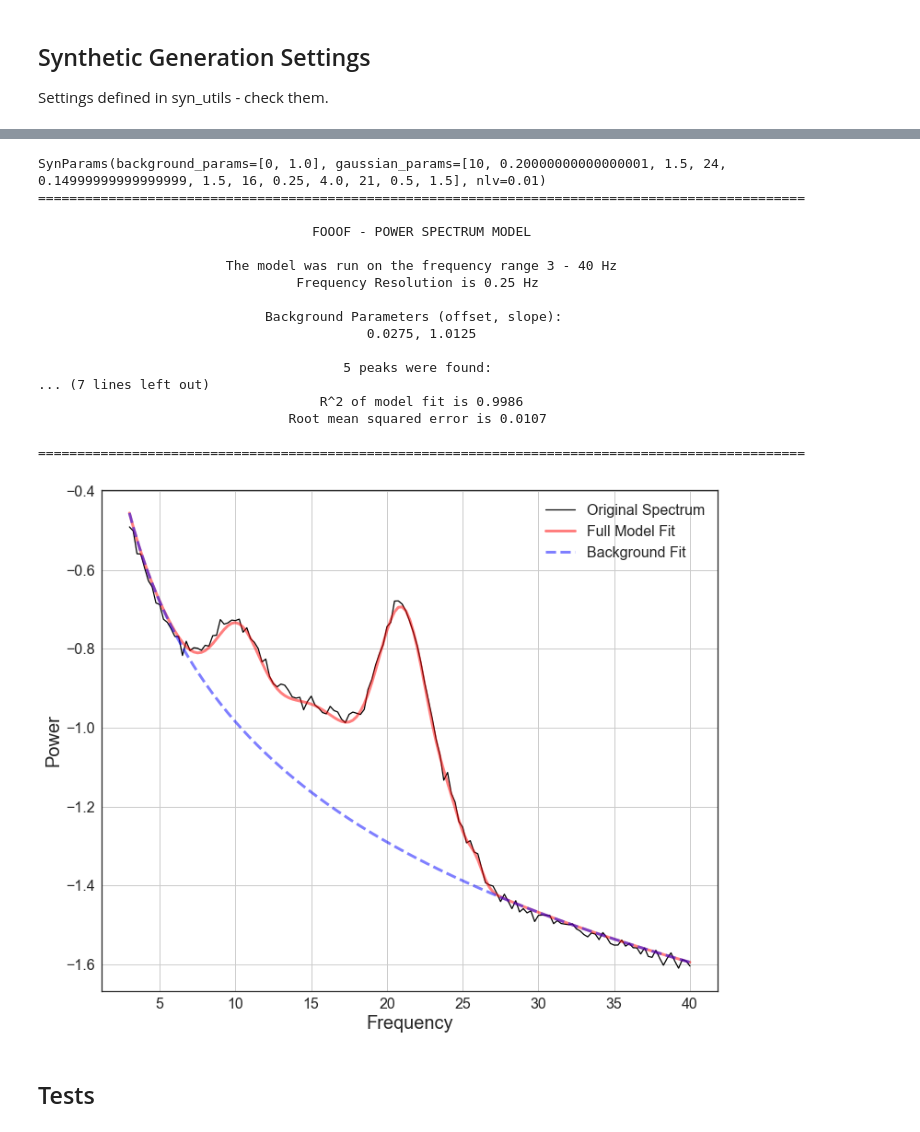
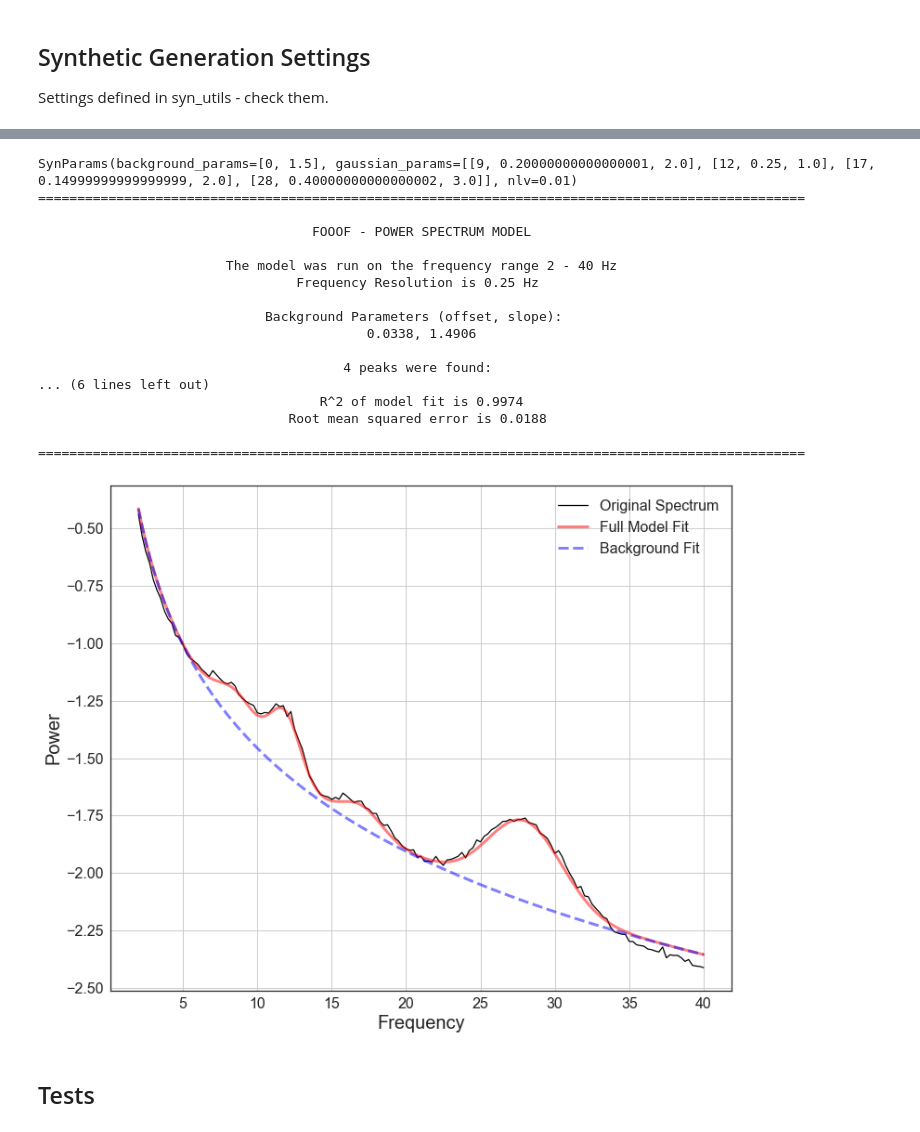
Before and after one commit to TomDonoghue/SIMparam, a Jupyter notebook: FOOOF-SyntheticTesting.ipynb, the cells around one changed output, grey strips where cells are left out. Cells and saved outputs as stored; diff of their text form; code cells hidden in the pictures.

```diff
--- a/FOOOF-SyntheticTesting.ipynb
+++ b/FOOOF-SyntheticTesting.ipynb
@@ -190,10 +326,10 @@ fm_nlv5.plot()
 # %%
 # Settings for PSD generation
-f_range = [3, 40]
+f_range = [2, 40]
 f_res = 0.25
 
 # Set the number of PSDs - this is per n_osc condition
-n_psds = 100
+n_psds = 1000
 
 # Set the noise levels to use
 n_oscs = [0, 1, 2, 3, 4]
@@ -213,11 +349,11 @@ n_freqs = int((f_range[1] - f_range[0]) / f_res + 1)
 # Generate power spectra
 freqs = np.empty(shape=n_freqs)
 psds = np.empty(shape=[n_n_oscs, n_psds, n_freqs])
-syn_params = [None] * n_n_oscs
+mp_syn_params = [None] * n_n_oscs
 
 #for n_ind, n_osc in enumerate(n_oscs):
 for n_ind, n_osc, peaks in zip(range(n_n_oscs), n_oscs, peaks):
-    freqs, psds[n_ind, :, :], syn_params[n_ind] = gen_group_power_spectra(n_psds, f_range, bgs, peaks, nlv, 0.25)
+    freqs, psds[n_ind, :, :], mp_syn_params[n_ind] = gen_group_power_spectra(n_psds, f_range, bgs, peaks, nlv, f_res)
 
 # Check shape
 print('n_nlvs, n_spectra, n_freqs : ', psds.shape)
@@ -229,8 +365,8 @@ peak_truths, bg_truths = get_ground_truth(syn_params)
 # %%
 # Initialize FOOOFGroup to test with
-fg = FOOOFGroup(peak_width_limits=[1, 6], max_n_peaks=6, min_peak_amplitude=0.075)
+mp_fg = FOOOFGroup(peak_width_limits=[1, 6], max_n_peaks=6, min_peak_amplitude=0.075)
 
 # Fit power spectra - same FOOOF settings across each group of synthetic power spectra
-fgs = fit_fooof_group_3d(fg, freqs, psds)
+mp_fgs = fit_fooof_group_3d(mp_fg, freqs, psds)
 # %%
 # Extract data of interest from FOOOF fits
@@ -283,29 +448,29 @@ plt.xticks(list(range(0, 5)), list(range(0, 5)));
 # %%
-# Grab example case
-ind = 1
-fm = fgs[-1].get_fooof(ind, True)
-print(syn_params[-1][ind])
+# Grab example case, plot & save out
+ind = 10
+fm = mp_fgs[-1].get_fooof(ind, True)
+print(mp_syn_params[-1][ind])
 fm.print_results()
-fm.plot()
+fm.plot(save_fig=True, file_name='MultiPeak-4P')
 # %% [output]
-SynParams(background_params=[0, 1.0], gaussian_params=[10, 0.20000000000000001, 1.5, 24, 0.14999999999999999, 1.5, 16, 0.25, 4.0, 21, 0.5, 1.5], nlv=0.01)
+SynParams(background_params=[0, 1.5], gaussian_params=[[9, 0.20000000000000001, 2.0], [12, 0.25, 1.0], [17, 0.14999999999999999, 2.0], [28, 0.40000000000000002, 3.0]], nlv=0.01)
 ==================================================================================================
 
                                    FOOOF - POWER SPECTRUM MODEL
 
-                        The model was run on the frequency range 3 - 40 Hz
+                        The model was run on the frequency range 2 - 40 Hz
                                  Frequency Resolution is 0.25 Hz
 
                              Background Parameters (offset, slope):
-                                          0.0275, 1.0125
+                                          0.0338, 1.4906
 
-                                       5 peaks were found:
-... (7 lines left out)
-                                    R^2 of model fit is 0.9986
-                                Root mean squared error is 0.0107
+                                       4 peaks were found:
+... (6 lines left out)
+                                    R^2 of model fit is 0.9974
+                                Root mean squared error is 0.0188
 
 ==================================================================================================
-[figure, old version]
+[figure, new version]
 # %% [markdown]
 ## Tests
 # %%
```
Also changed, not shown: parts of 52 cells of this notebook.
